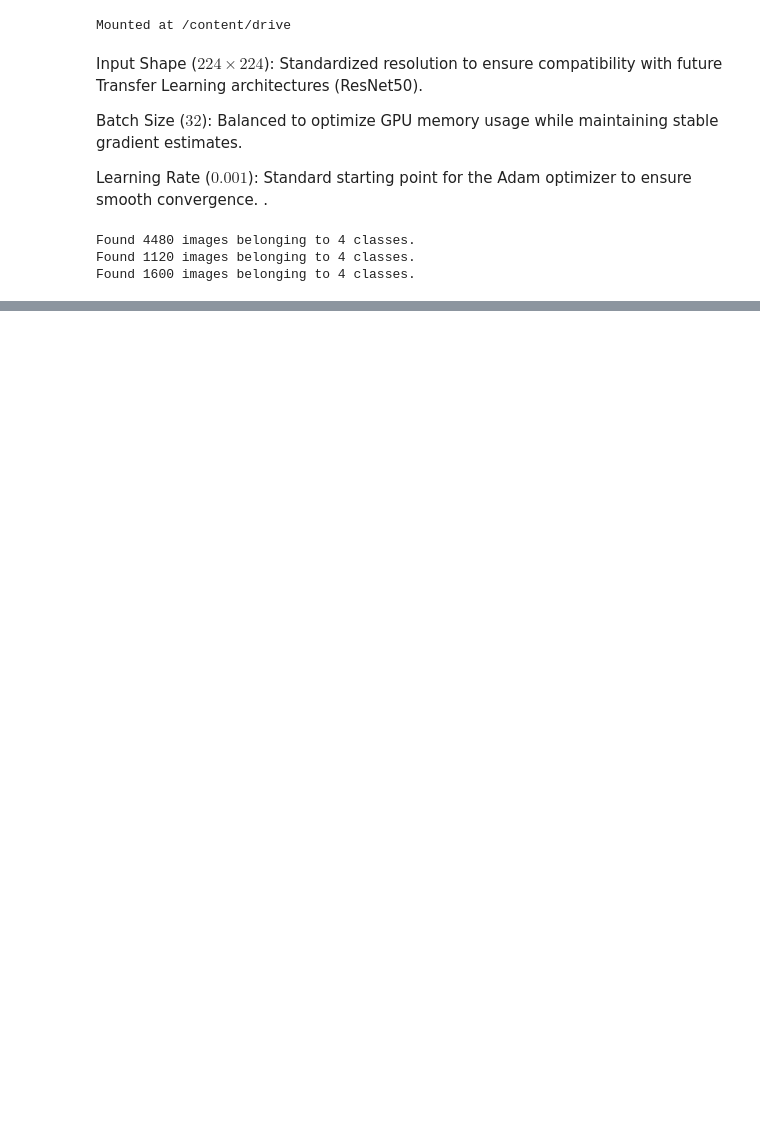
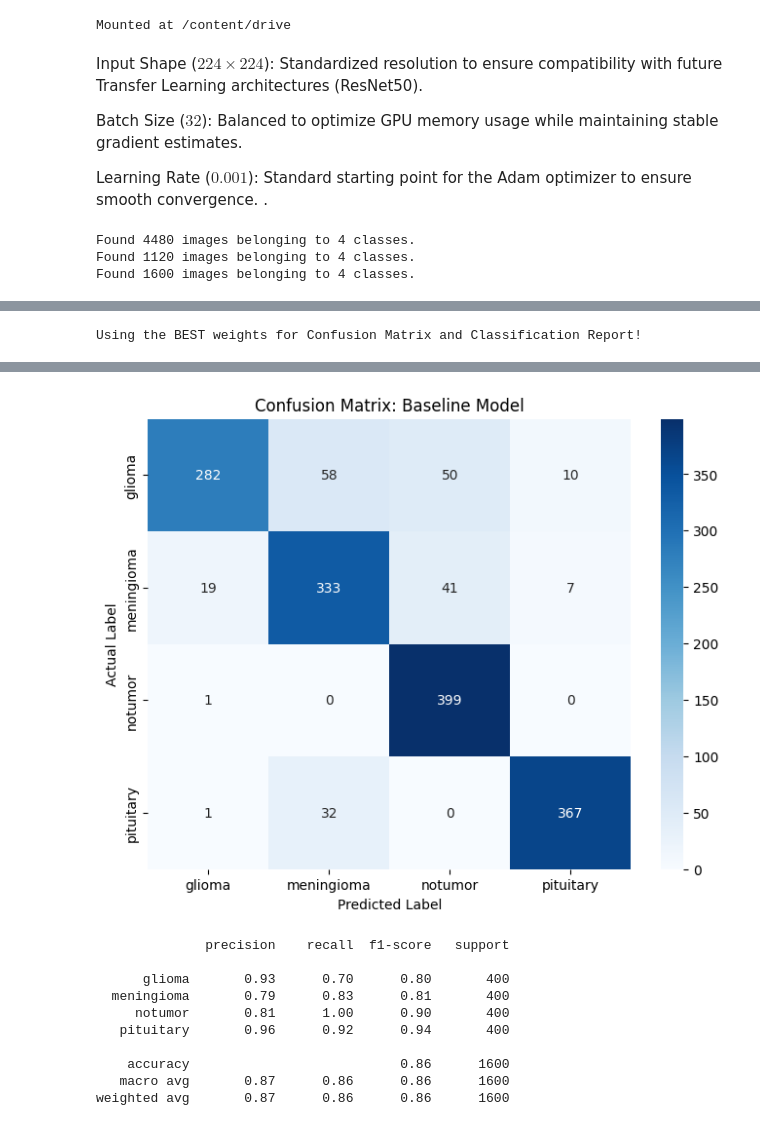
Before and after one commit to uddipta-deka/multiclass-brain-tumor-detection, a Jupyter notebook: notebooks/2_Baseline_Model.ipynb, the cells around one changed output, grey strips where cells are left out. Drawn from its saved outputs; the diff is of its cells as text; code cells hidden in the pictures; blank space fills up the shorter version.

Commit message:
Implemented baseline CNN for brain tumor classification with 86% accuracy, including training plots, confusion matrix, and classification report

```diff
--- a/notebooks/2_Baseline_Model.ipynb
+++ b/notebooks/2_Baseline_Model.ipynb
@@ -202,0 +210,30 @@ plt.show()
+# %%
+model = tf.keras.models.load_model(os.path.join(SAVE_PATH, 'baseline_model.keras'))
+
+print("Using the BEST weights for Confusion Matrix and Classification Report!")
+# %% [output]
+Using the BEST weights for Confusion Matrix and Classification Report!
+# %%
+from sklearn.metrics import confusion_matrix, classification_report
+
+
+labels = list(train_generator.class_indices.keys())
+
+test_generator.reset()
+Y_pred = model.predict(test_generator)
+y_pred = np.argmax(Y_pred, axis=1)
+
+cm = confusion_matrix(test_generator.classes, y_pred)
+
+#plots
+plt.figure(figsize=(8, 6))
+sns.heatmap(cm, annot=True, fmt='d', cmap='Blues',
+            xticklabels=labels, yticklabels=labels)
+plt.title('Confusion Matrix: Baseline Model')
+plt.ylabel('Actual Label')
+plt.xlabel('Predicted Label')
+plt.show()
+
+#The Stats Report
+print(classification_report(test_generator.classes, y_pred, target_names=labels))
+# %% [output]
@@ -202,0 +241,11 @@ plt.show()
+[figure, added]
+              precision    recall  f1-score   support
+
+      glioma       0.93      0.70      0.80       400
+  meningioma       0.79      0.83      0.81       400
+     notumor       0.81      1.00      0.90       400
+   pituitary       0.96      0.92      0.94       400
+
+    accuracy                           0.86      1600
+   macro avg       0.87      0.86      0.86      1600
+weighted avg       0.87      0.86      0.86      1600
```
Also changed, not shown: parts of 7 cells of this notebook.
